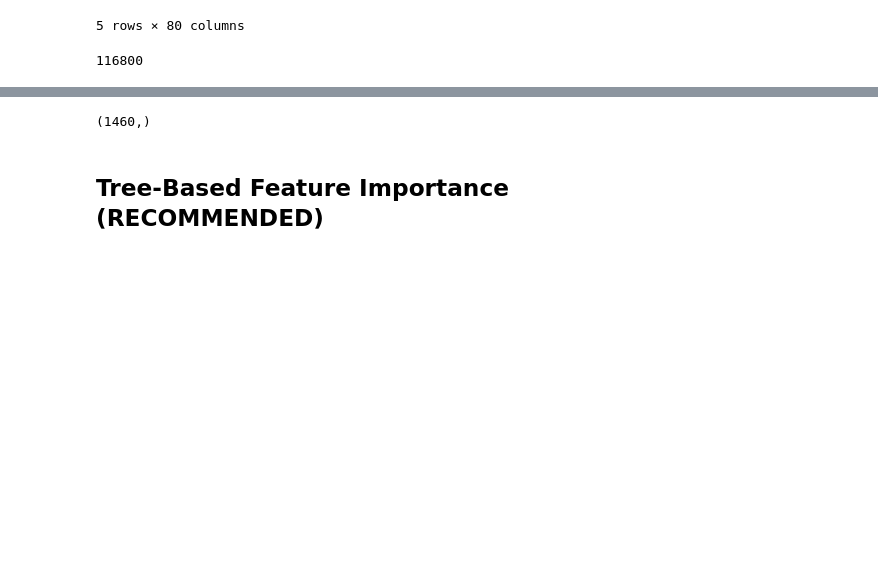
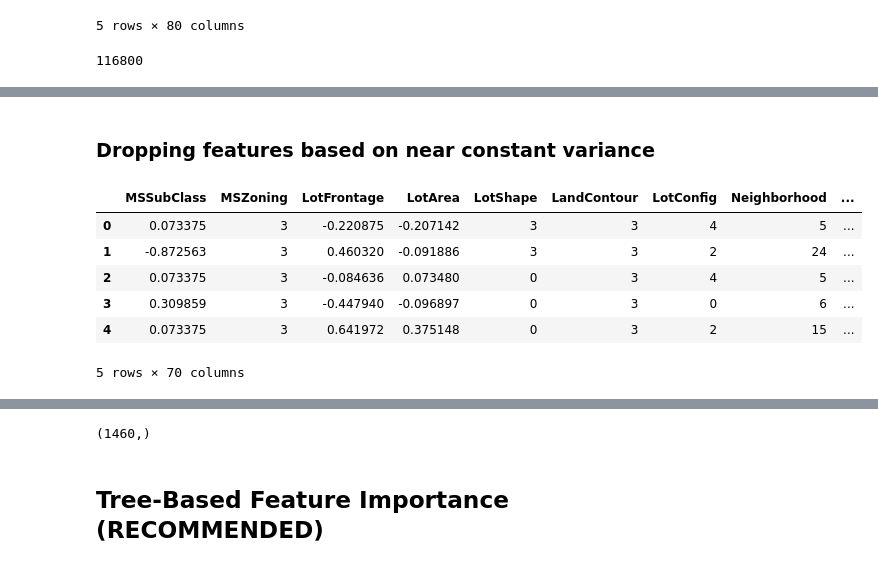
Before and after one commit to sachialgoexpert/ml, a Jupyter notebook: src/regression/houseprice.ipynb, the cells around one changed output, grey strips where cells are left out. Drawn from its saved outputs; the diff is of its cells as text; code cells hidden in the pictures; blank space fills up the shorter version.

```diff
--- a/src/regression/houseprice.ipynb
+++ b/src/regression/houseprice.ipynb
@@ -166,0 +203,13 @@ df.size
+# %% [markdown]
+###  Dropping features based on near constant variance
+# %%
+df_filtered = df[filtered_features]
+df_filtered.head()
+# %% [output]
+|  | MSSubClass | MSZoning | LotFrontage | LotArea | LotShape | LandContour | LotConfig | Neighborhood | ... |
+| 0 | 0.073375 | 3 | -0.220875 | -0.207142 | 3 | 3 | 4 | 5 | ... |
+| 1 | -0.872563 | 3 | 0.460320 | -0.091886 | 3 | 3 | 2 | 24 | ... |
+| 2 | 0.073375 | 3 | -0.084636 | 0.073480 | 0 | 3 | 4 | 5 | ... |
+| 3 | 0.309859 | 3 | -0.447940 | -0.096897 | 0 | 3 | 0 | 6 | ... |
+| 4 | 0.073375 | 3 | 0.641972 | 0.375148 | 0 | 3 | 2 | 15 | ... |
+5 rows × 70 columns
```
Also changed, not shown: parts of 42 cells of this notebook, 1 other file.
